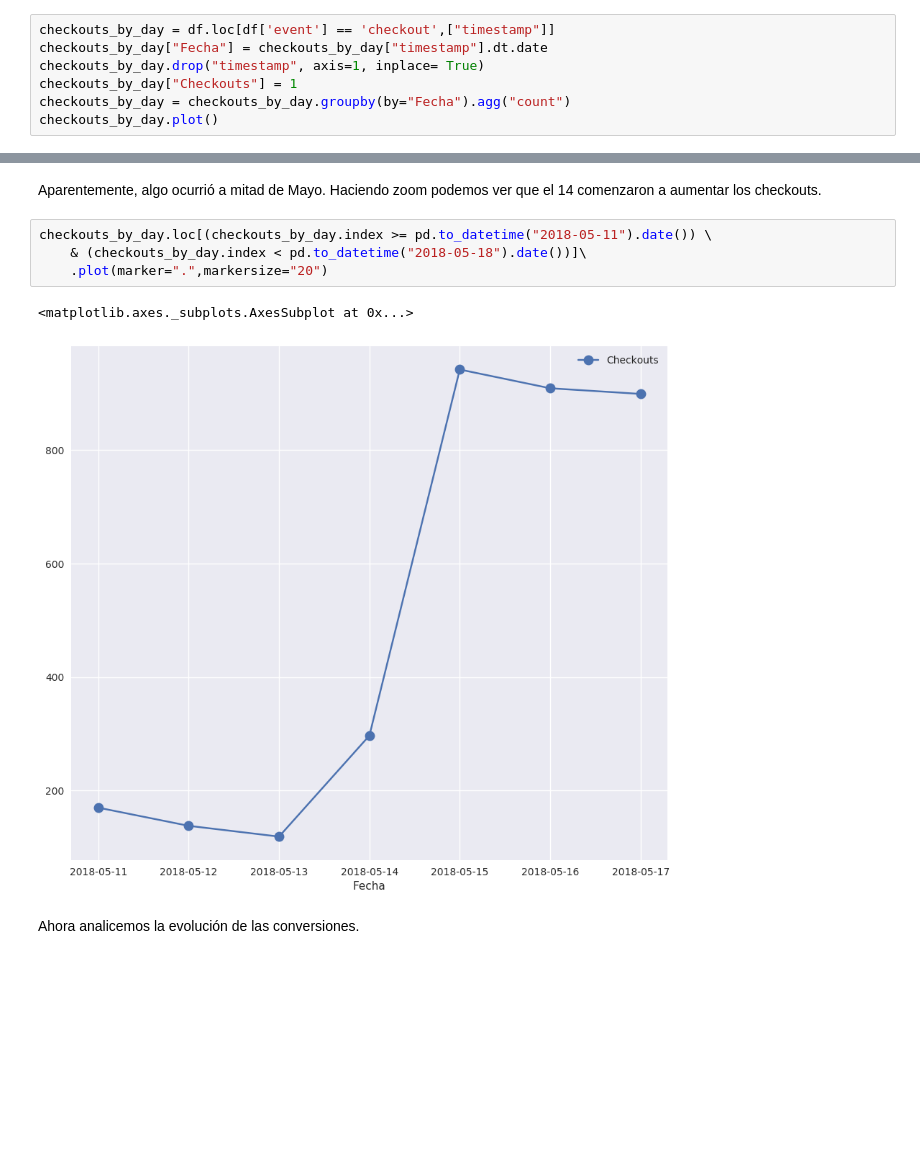
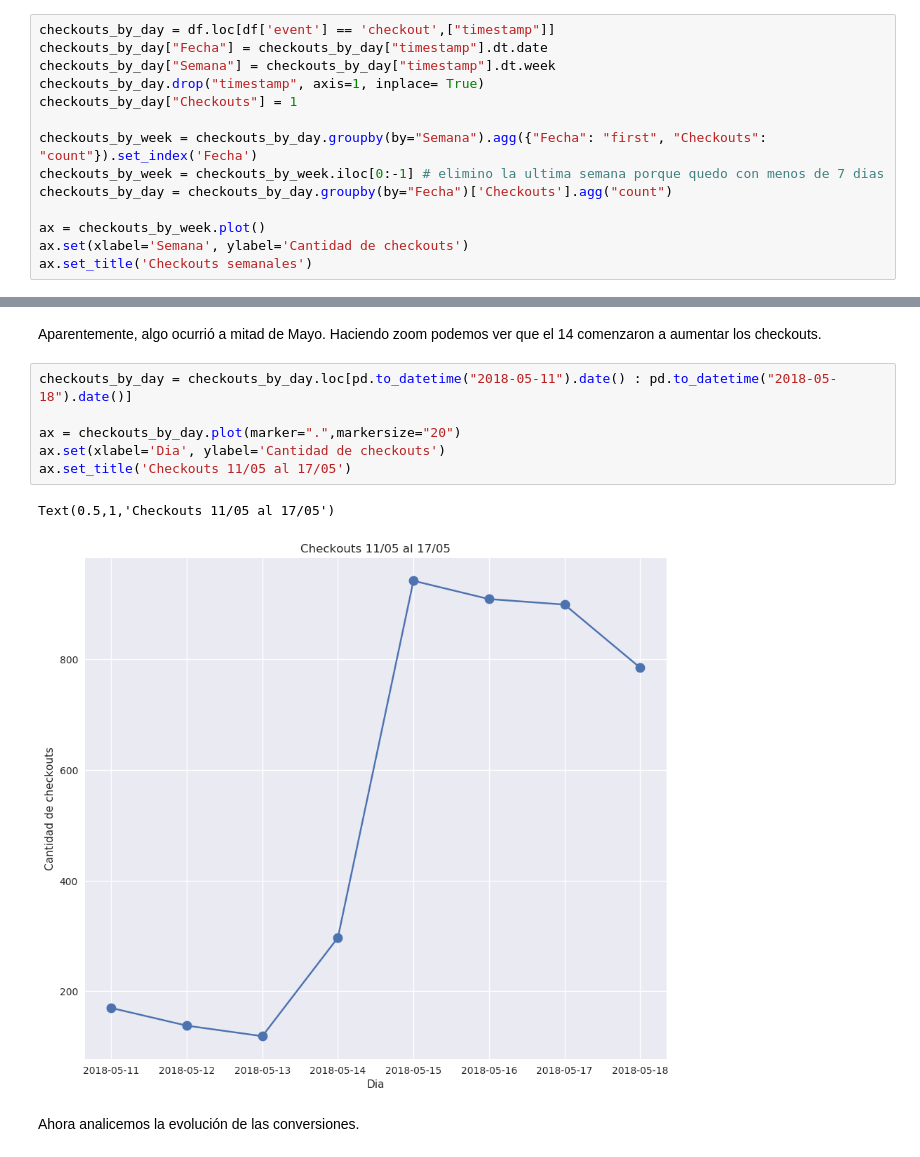
Before and after one commit to AlejandroKler/Datos-TP1, a Jupyter notebook: Analisis-Exploratorio.ipynb, the cells around one changed output, grey strips where cells are left out. Drawn from its saved outputs; the diff is of its cells as text; blank space fills up the shorter version.

```diff
--- a/Analisis-Exploratorio.ipynb
+++ b/Analisis-Exploratorio.ipynb
@@ -646,8 +646,15 @@ checkouts.head(8)
 # %%
 checkouts_by_day = df.loc[df['event'] == 'checkout',["timestamp"]]
 checkouts_by_day["Fecha"] = checkouts_by_day["timestamp"].dt.date
+checkouts_by_day["Semana"] = checkouts_by_day["timestamp"].dt.week
 checkouts_by_day.drop("timestamp", axis=1, inplace= True)
 checkouts_by_day["Checkouts"] = 1
-checkouts_by_day = checkouts_by_day.groupby(by="Fecha").agg("count")
-checkouts_by_day.plot()
+
+checkouts_by_week = checkouts_by_day.groupby(by="Semana").agg({"Fecha": "first", "Checkouts": "count"}).set_index('Fecha')
+checkouts_by_week = checkouts_by_week.iloc[0:-1] # elimino la ultima semana porque quedo con menos de 7 dias
+checkouts_by_day = checkouts_by_day.groupby(by="Fecha")['Checkouts'].agg("count")
+
+ax = checkouts_by_week.plot()
+ax.set(xlabel='Semana', ylabel='Cantidad de checkouts')
+ax.set_title('Checkouts semanales')
 # %% [output]
@@ -656,12 +663,14 @@ checkouts_by_day.plot()
 # %% [markdown]
 Aparentemente, algo ocurrió a mitad de Mayo. Haciendo zoom podemos ver que el 14 comenzaron a aumentar los checkouts.
 # %%
-checkouts_by_day.loc[(checkouts_by_day.index >= pd.to_datetime("2018-05-11").date()) \
-    & (checkouts_by_day.index < pd.to_datetime("2018-05-18").date())]\
-    .plot(marker=".",markersize="20")
+checkouts_by_day = checkouts_by_day.loc[pd.to_datetime("2018-05-11").date() : pd.to_datetime("2018-05-18").date()]
+
+ax = checkouts_by_day.plot(marker=".",markersize="20")
+ax.set(xlabel='Dia', ylabel='Cantidad de checkouts')
+ax.set_title('Checkouts 11/05 al 17/05')
 # %% [output]
-<matplotlib.axes._subplots.AxesSubplot at 0x...>
+Text(0.5,1,'Checkouts 11/05 al 17/05')
-[figure, old version]
+[figure, new version]
 # %% [markdown]
 Ahora analicemos la evolución de las conversiones.
 # %%
```
Also changed, not shown: parts of 11 cells of this notebook.
